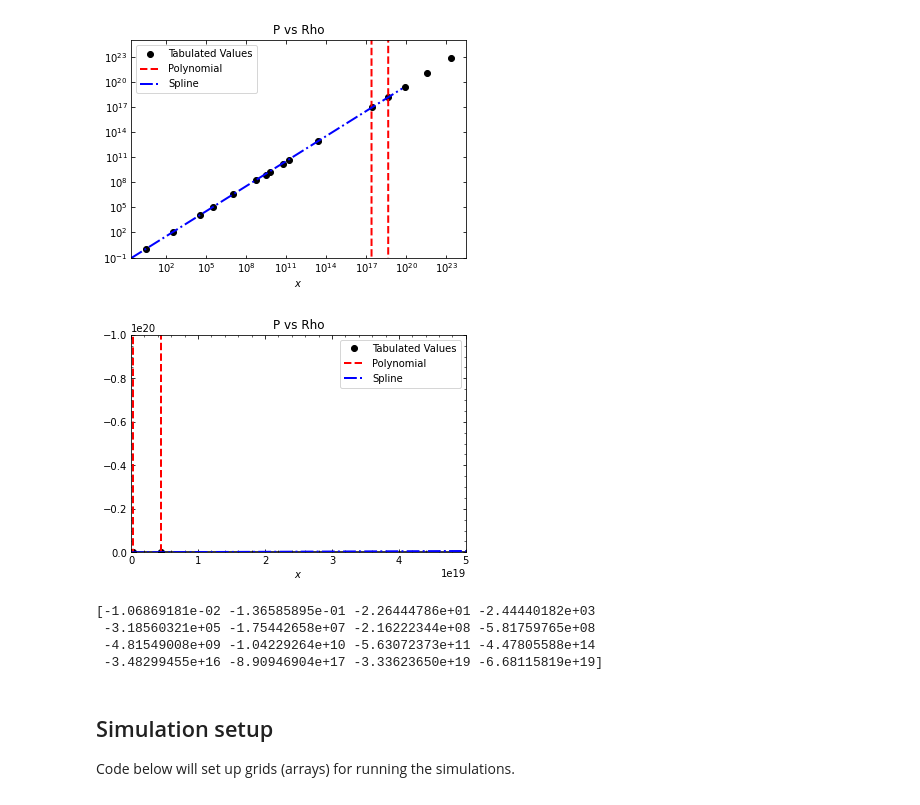
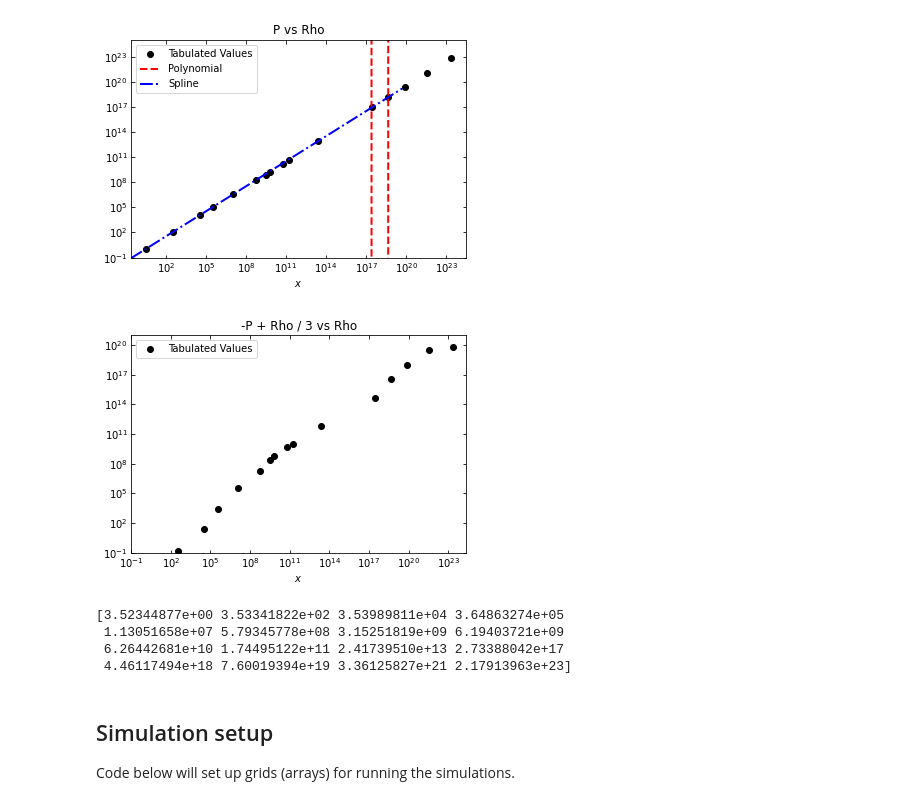
Before and after one commit to jbmertens/criticalcollapse, a Jupyter notebook: Critical_scaling.ipynb, the cells around one changed output. Drawn from its saved outputs; the diff is of its cells as text; code cells hidden in the pictures.

```diff
--- a/Critical_scaling.ipynb
+++ b/Critical_scaling.ipynb
@@ -239,24 +240,25 @@ ax.set_title('P vs Rho');
 # %%
 fig = plt.figure()
 ax = fig.add_subplot(111)
 ax.axhline(0, color='k')
-ax.plot(x, y - x / 3, 'ko', label='Tabulated Values')
-ax.plot(xx, ypoly(xx) - xx / 3, 'r--', lw=2, label='Polynomial')
-ax.plot(xx, yspline(xx) - xx / 3, 'b-.', lw=2, label='Spline')
-ax.set_xlim(xx[0], xx[-1])
-ax.set_ylim(0, -1e+20)
+ax.loglog(x, -y + x / 3, 'ko', label='Tabulated Values')
+# ax.semilogy(xx, ypoly(xx) - xx / 3, 'r--', lw=2, label='Polynomial')
+# ax.semilogy(xx, yspline(xx) - xx / 3, 'b-.', lw=2, label='Spline')
+#ax.set_xlim(xx[0], xx[-1])
+ax.set_xlim(.1,2.2e+24)
+ax.set_ylim(.1, 1e+21)
 ax.legend(loc='best')
 ax.set_xlabel(r'$x$')
-ax.set_title('P vs Rho');
+ax.set_title('-P + Rho / 3 vs Rho');
 # %% [output]
-[figure, old version]
+[figure, new version]
-# %%
-print(y-x/3)
-# %% [output]
-[-1.06869181e-02 -1.36585895e-01 -2.26444786e+01 -2.44440182e+03
- -3.18560321e+05 -1.75442658e+07 -2.16222344e+08 -5.81759765e+08
- -4.81549008e+09 -1.04229264e+10 -5.63072373e+11 -4.47805588e+14
- -3.48299455e+16 -8.90946904e+17 -3.33623650e+19 -6.68115819e+19]
+# %%
+print(rho)
+# %% [output]
+[3.52344877e+00 3.53341822e+02 3.53989811e+04 3.64863274e+05
+ 1.13051658e+07 5.79345778e+08 3.15251819e+09 6.19403721e+09
+ 6.26442681e+10 1.74495122e+11 2.41739510e+13 2.73388042e+17
+ 4.46117494e+18 7.60019394e+19 3.36125827e+21 2.17913963e+23]
 # %% [markdown]
 ## Simulation setup
 
```
Also changed, not shown: parts of 2 cells of this notebook.
